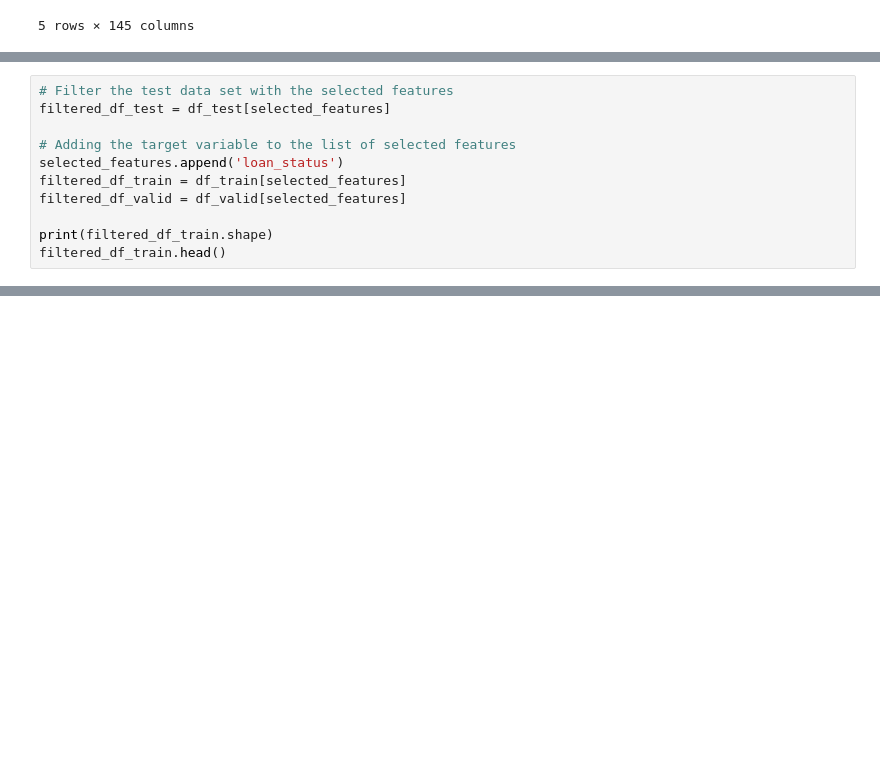
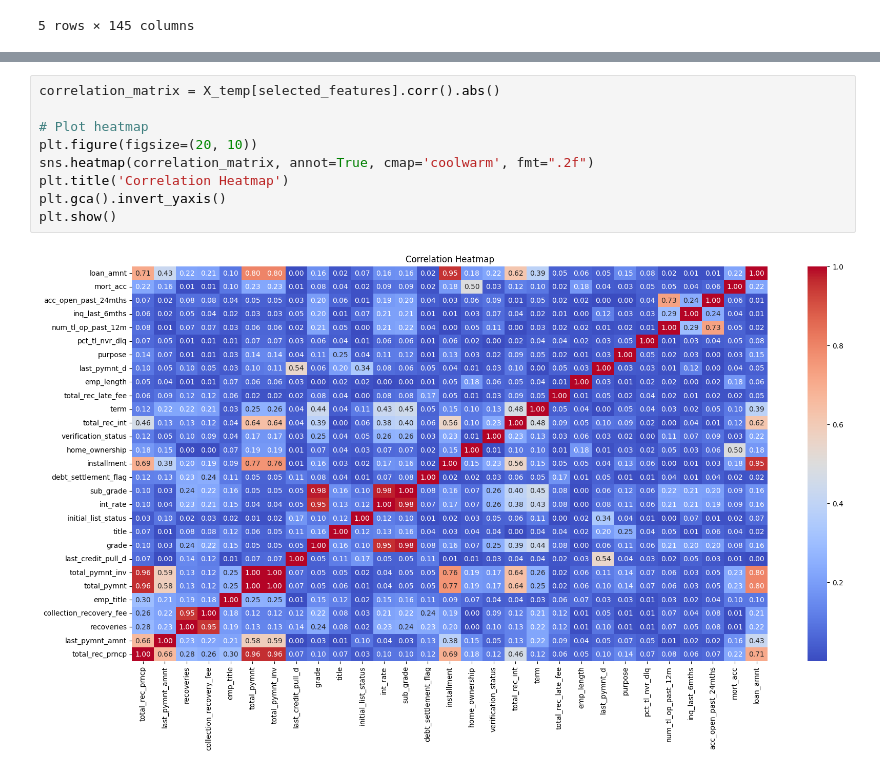
Before and after one commit to deshithagallage/ML---DS-Labs, a Jupyter notebook: Feature Engineering/Feature Engineerin Lab 01.ipynb, the cells around one changed output, grey strips where cells are left out. Cells and saved outputs as stored; diff of their text form; blank space fills up the shorter version.

```diff
--- a/Feature Engineering/Feature Engineerin Lab 01.ipynb
+++ b/Feature Engineering/Feature Engineerin Lab 01.ipynb
@@ -354,11 +451,0 @@ No. of selected features: 28
-# %%
-# Filter the test data set with the selected features
-filtered_df_test = df_test[selected_features]
-
-# Adding the target variable to the list of selected features
-selected_features.append('loan_status')
-filtered_df_train = df_train[selected_features]
-filtered_df_valid = df_valid[selected_features]
-
-print(filtered_df_train.shape)
-filtered_df_train.head()
@@ -767,0 +460,11 @@ combined_data.to_csv('210173T_features.csv', index=False)
+# %%
+correlation_matrix = X_temp[selected_features].corr().abs()
+
+# Plot heatmap
+plt.figure(figsize=(20, 10))
+sns.heatmap(correlation_matrix, annot=True, cmap='coolwarm', fmt=".2f")
+plt.title('Correlation Heatmap')
+plt.gca().invert_yaxis()
+plt.show()
+# %% [output]
+[figure, added]
```
Also changed, not shown: parts of 100 cells of this notebook.
